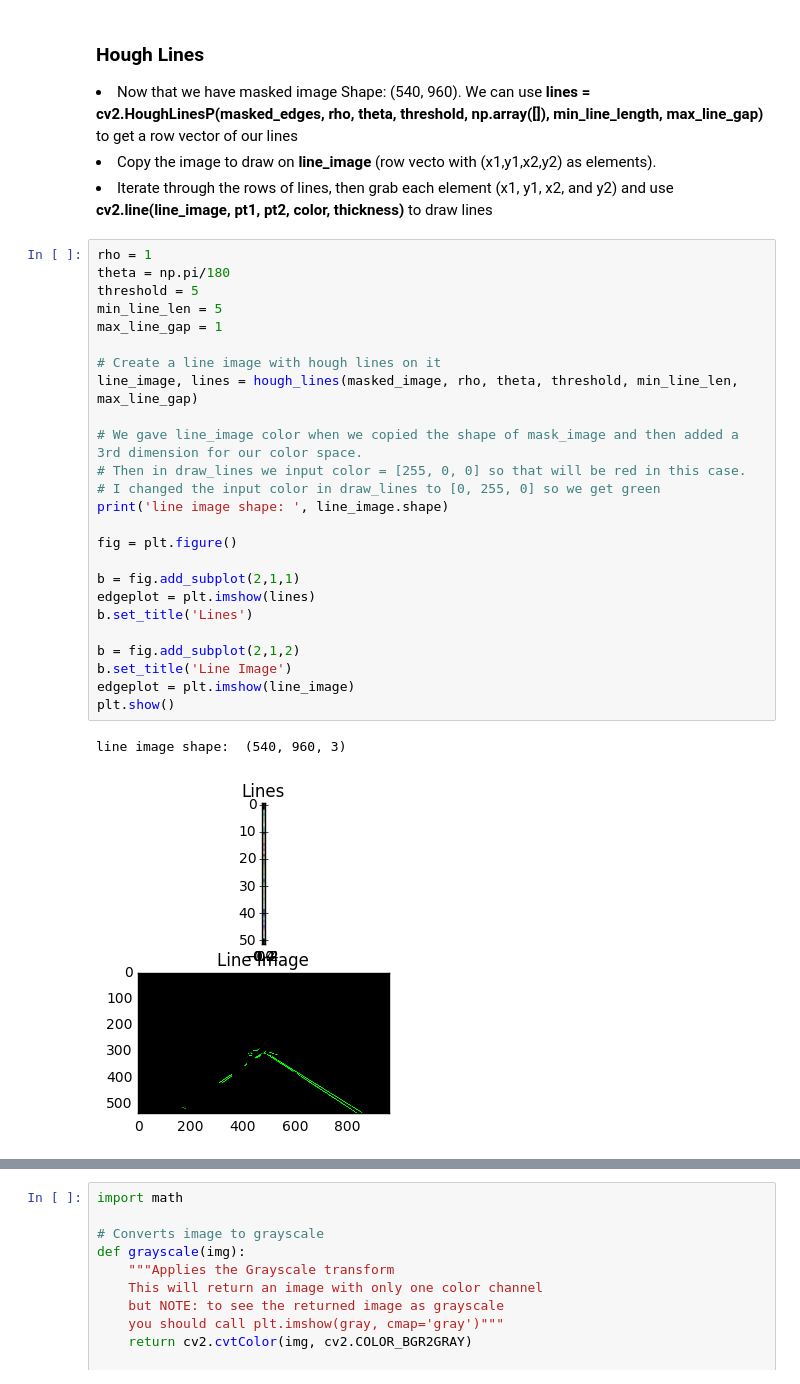
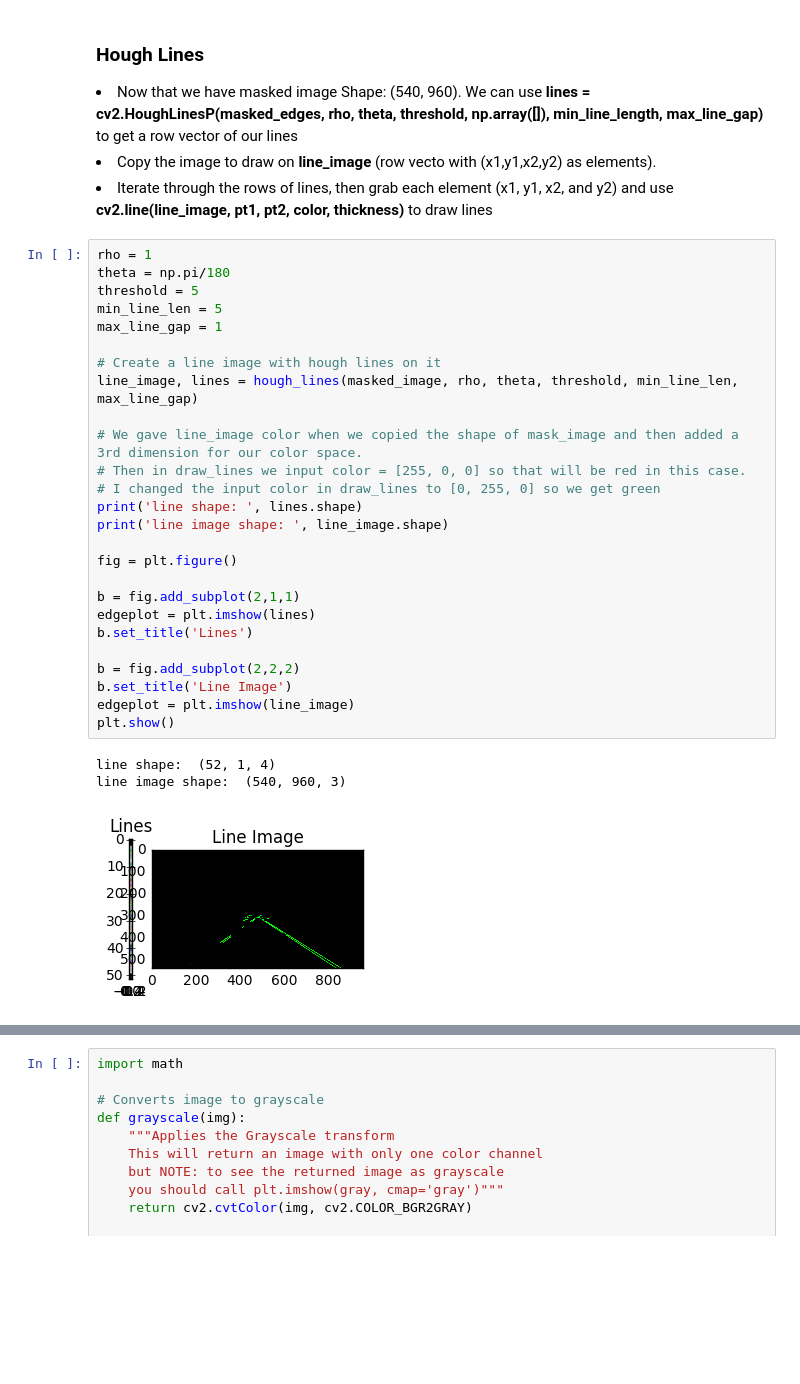
Before and after one commit to JonathanCMitchell/Self-Driving-Car-ND, a Jupyter notebook: Project 1-Lane Detection.ipynb, the cells around one changed output, grey strips where cells are left out. Saved outputs shown, nothing was run; the diff lists cells and outputs as text; blank space fills up the shorter version.

```diff
--- a/Project 1-Lane Detection.ipynb
+++ b/Project 1-Lane Detection.ipynb
@@ -117,28 +117,30 @@ plt.show()
 # %%
 rho = 1
 theta = np.pi/180
 threshold = 5
 min_line_len = 5
 max_line_gap = 1
 
 # Create a line image with hough lines on it
 line_image, lines = hough_lines(masked_image, rho, theta, threshold, min_line_len, max_line_gap)
 
 # We gave line_image color when we copied the shape of mask_image and then added a 3rd dimension for our color space.
 # Then in draw_lines we input color = [255, 0, 0] so that will be red in this case.
 # I changed the input color in draw_lines to [0, 255, 0] so we get green
+print('line shape: ', lines.shape)
 print('line image shape: ', line_image.shape)
 
 fig = plt.figure()
 
 b = fig.add_subplot(2,1,1)
 edgeplot = plt.imshow(lines)
 b.set_title('Lines')
 
-b = fig.add_subplot(2,1,2)
+b = fig.add_subplot(2,2,2)
 b.set_title('Line Image')
 edgeplot = plt.imshow(line_image)
 plt.show()
 # %% [output]
+line shape:  (52, 1, 4)
 line image shape:  (540, 960, 3)
-[figure, old version]
+[figure, new version]
```
Also changed, not shown: parts of 3 cells of this notebook, 1 other file.
